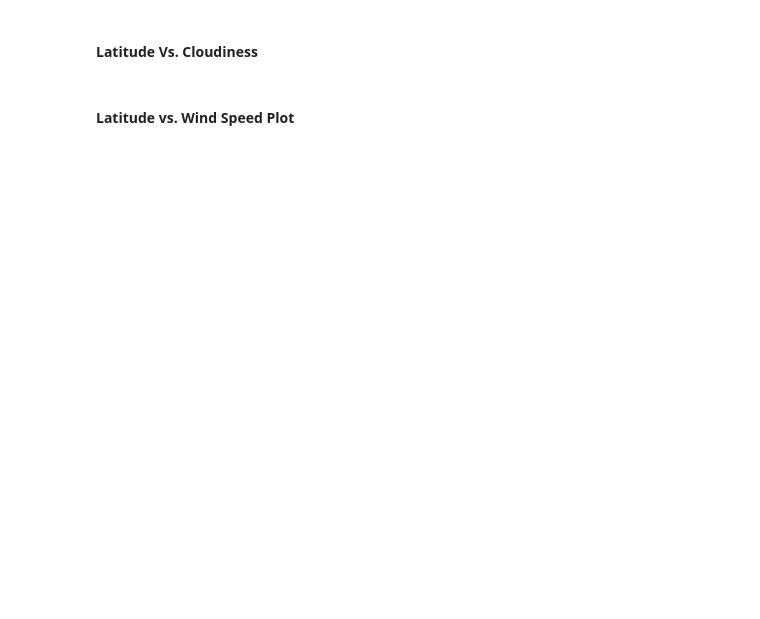
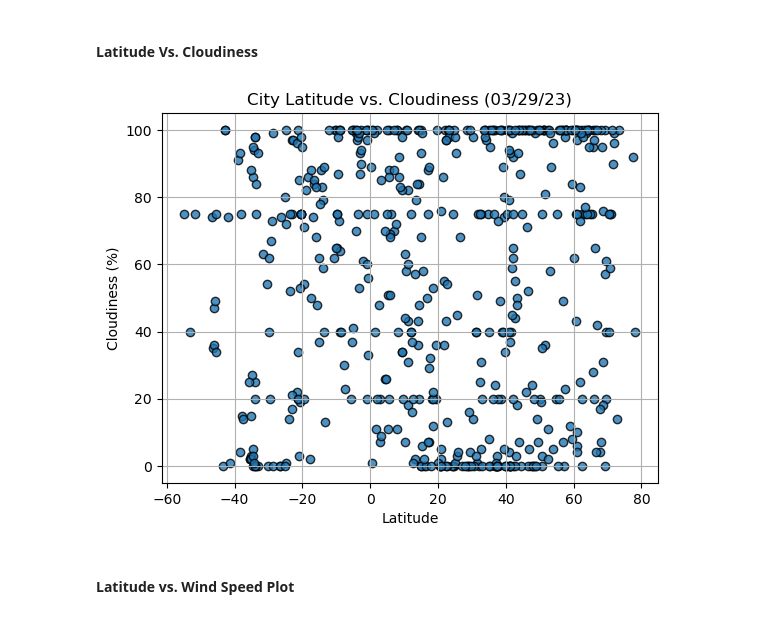
Before and after one commit to matanick1/Python-api-project, a Jupyter notebook: WeatherPy/WeatherPy.ipynb, the cells around one changed output. Drawn from its saved outputs; the diff is of its cells as text; code cells hidden in the pictures; blank space fills up the shorter version.

```diff
--- a/WeatherPy/WeatherPy.ipynb
+++ b/WeatherPy/WeatherPy.ipynb
@@ -207,2 +232,19 @@ plt.show()
+# %%
+# Create a scatter plot to showcase the relationship between Latitude vs. Cloudiness
+plt.scatter(city_data_df["Lat"], city_data_df["Cloudiness"], edgecolor="black", linewidths=1, marker="o", alpha=0.8, label="Cities")
+
+# Incorporate the other graph properties
+plt.title("City Latitude vs. Cloudiness (%s)" % time.strftime("%x"))
+plt.ylabel("Cloudiness (%)")
+plt.xlabel("Latitude")
+plt.grid(True)
+
+# Save the figure
+plt.savefig("output_data/Fig3.png")
+
+# Show plot
+plt.show()
+# %% [output]
+[figure, added]
 # %% [markdown]
 #### Latitude vs. Wind Speed Plot
```
Also changed, not shown: parts of 19 cells of this notebook, 5 other files.
